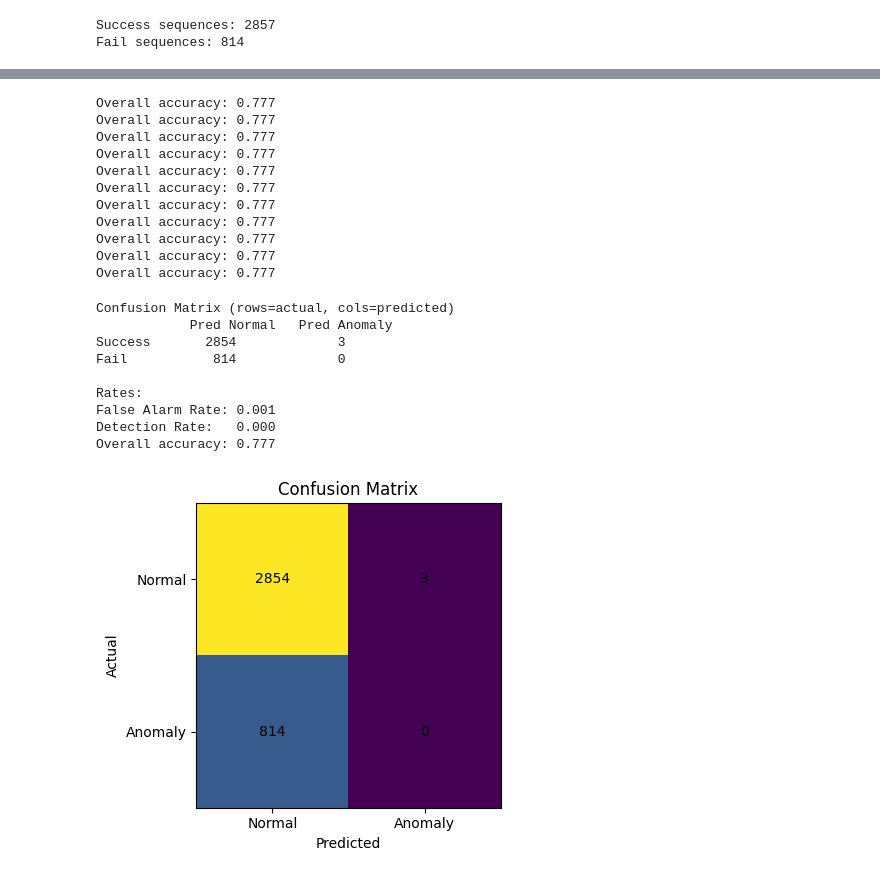
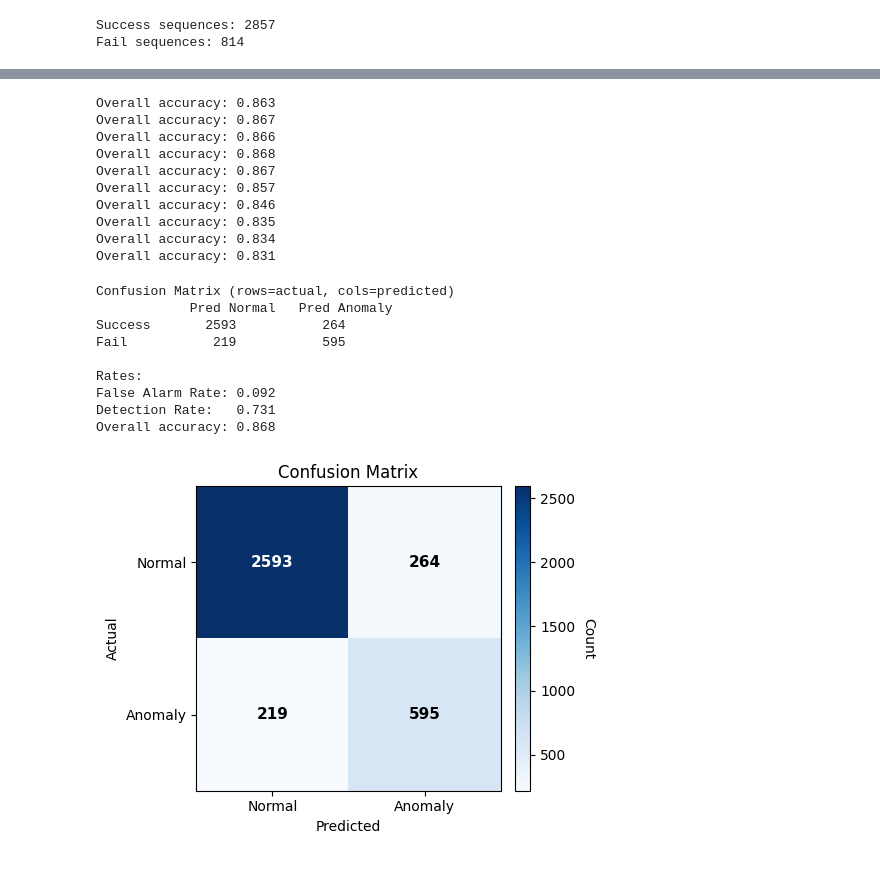
Before and after one commit to toan-quach/ml_anomaly_detection, a Jupyter notebook: transformer_model.ipynb, the cells around one changed output, grey strips where cells are left out. Cells and saved outputs as stored; diff of their text form; code cells hidden in the pictures.

Commit message:
updated graphs

```diff
--- a/transformer_model.ipynb
+++ b/transformer_model.ipynb
@@ -491,5 +507,5 @@ plt.show()
 # %%
-K = 3  # number of final real steps to evaluate
+K = 4  # number of final real steps to evaluate
 
 def late_window_variances(sim_sequences, K):
     vars_ = []
@@ -584,7 +603,7 @@ import numpy as np
 
 # threshold = 0.0003  # variance threshold for anomaly
 
-ts = np.arange(0.011, 0.012, 0.0001)
+ts = np.arange(0.01, 0.02, 0.001)
 
 for t in ts:
     threshold = t
@@ -610,21 +629,20 @@ for t in ts:
     accuracy = (TP + TN) / (TP + TN + FP + FN)
     print(f"Overall accuracy: {accuracy:.3f}")
 # %% [output]
-Overall accuracy: 0.777
-Overall accuracy: 0.777
-Overall accuracy: 0.777
-Overall accuracy: 0.777
-Overall accuracy: 0.777
-Overall accuracy: 0.777
-Overall accuracy: 0.777
-Overall accuracy: 0.777
-Overall accuracy: 0.777
-Overall accuracy: 0.777
-Overall accuracy: 0.777
+Overall accuracy: 0.863
+Overall accuracy: 0.867
+Overall accuracy: 0.866
+Overall accuracy: 0.868
+Overall accuracy: 0.867
+Overall accuracy: 0.857
+Overall accuracy: 0.846
+Overall accuracy: 0.835
+Overall accuracy: 0.834
+Overall accuracy: 0.831
 # %%
 import numpy as np
 
-threshold = 0.0115  # variance threshold for anomaly
+threshold = 0.013  # variance threshold for anomaly
 
 # success_vars and fail_vars are 1D arrays of late-window variances
 success_pred_anomaly = success_vars > threshold  # high variance → anomaly
@@ -659,39 +677,49 @@ print(f"Overall accuracy: {accuracy:.3f}")
 # %% [output]
 Confusion Matrix (rows=actual, cols=predicted)
             Pred Normal   Pred Anomaly
-Success       2854             3
-Fail           814             0
+Success       2593           264
+Fail           219           595
 
 Rates:
-False Alarm Rate: 0.001
-Detection Rate:   0.000
-Overall accuracy: 0.777
+False Alarm Rate: 0.092
+Detection Rate:   0.731
+Overall accuracy: 0.868
 # %%
-# confusion matrix
-
 import matplotlib.pyplot as plt
+import numpy as np
 
 labels = ["Normal", "Anomaly"]
 
 fig, ax = plt.subplots(figsize=(5, 4))
-im = ax.imshow(confusion_matrix)
 
-# Axis labels
+# nicer color map
+im = ax.imshow(confusion_matrix, cmap="Blues")
+
+# colorbar
+cbar = fig.colorbar(im, ax=ax, fraction=0.046, pad=0.04)
+cbar.ax.set_ylabel("Count", rotation=-90, va="bottom")
+
+# ticks / labels
 ax.set_xticks([0, 1])
 ax.set_yticks([0, 1])
 ax.set_xticklabels(labels)
-ax.set_yticklabels(["Normal", "Anomaly"])
+ax.set_yticklabels(labels)
 ax.set_xlabel("Predicted")
 ax.set_ylabel("Actual")
 ax.set_title("Confusion Matrix")
 
-# Annotate cells
+# adaptive text color
+thresh = confusion_matrix.max() / 2.0
 for i in range(2):
     for j in range(2):
-        ax.text(j, i, confusion_matrix[i, j],
-                ha="center", va="center")
+        ax.text(
+            j, i, confusion_matrix[i, j],
+            ha="center", va="center",
+            color="white" if confusion_matrix[i, j] > thresh else "black",
+            fontsize=11, fontweight="bold"
+        )
 
 plt.tight_layout()
 plt.show()
 # %% [output]
-[figure, old version]
+[figure, new version]
```
Also changed, not shown: parts of 6 cells of this notebook.
